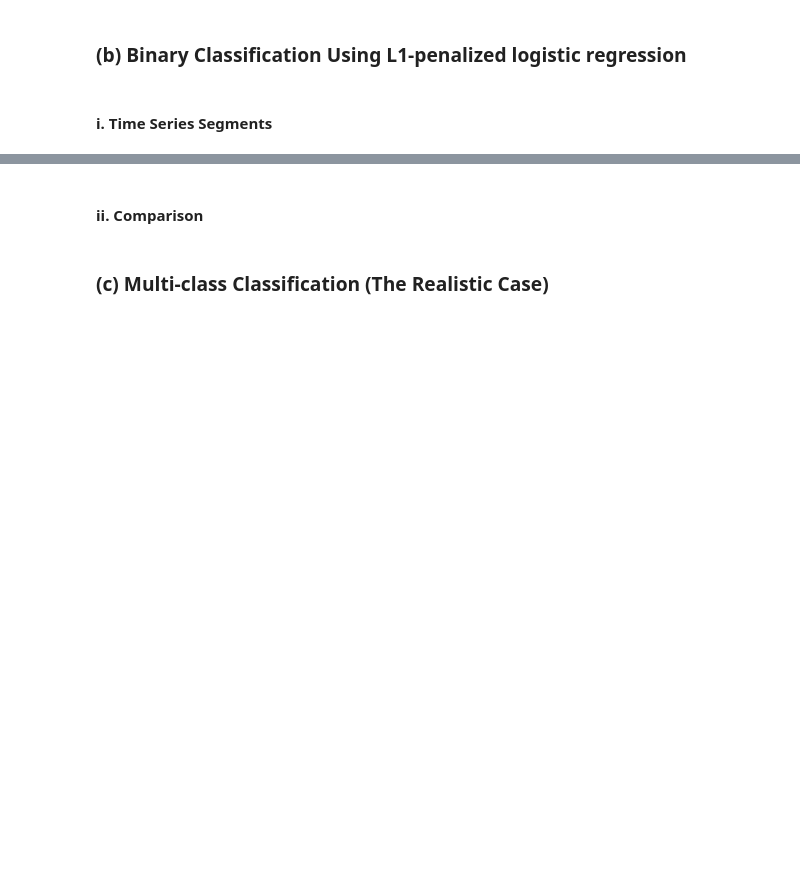
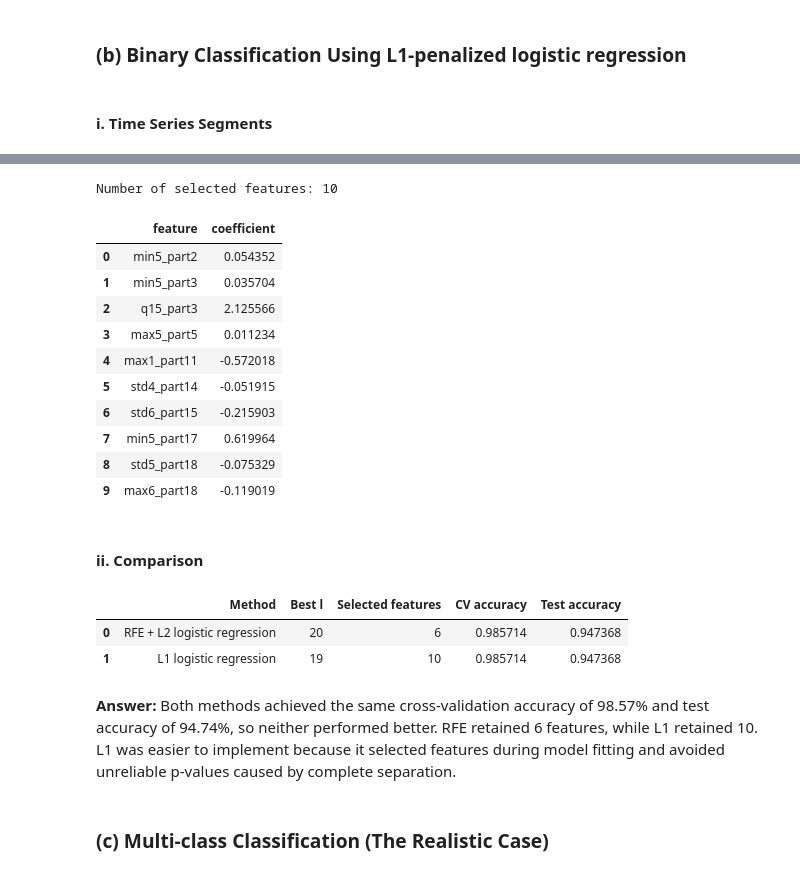
Before and after one commit to akeehan56/DSCI552, a Jupyter notebook: HW4/notebook/Keehan_Alyssa_HW4.ipynb, the cells around one changed output, grey strips where cells are left out. Drawn from its saved outputs; the diff is of its cells as text; code cells hidden in the pictures; blank space fills up the shorter version.

```diff
--- a/HW4/notebook/Keehan_Alyssa_HW4.ipynb
+++ b/HW4/notebook/Keehan_Alyssa_HW4.ipynb
@@ -1060,5 +1183,84 @@ display(pd.DataFrame(evaluation_results))
+# %%
+l1_coefficients = (
+    l1_best_model.named_steps["logistic"].coef_[0]
+)
+
+l1_coefficient_table = pd.DataFrame({
+    "feature": l1_best_columns,
+    "coefficient": l1_coefficients
+})
+
+l1_selected_features = l1_coefficient_table.loc[
+    l1_coefficient_table["coefficient"] != 0
+].reset_index(drop=True)
+
+print("Number of selected features:", len(l1_selected_features))
+display(l1_selected_features)
+# %% [output]
+Number of selected features: 10
+|  | feature | coefficient |
+| 0 | min5_part2 | 0.054352 |
+| 1 | min5_part3 | 0.035704 |
+| 2 | q15_part3 | 2.125566 |
+| 3 | max5_part5 | 0.011234 |
+| 4 | max1_part11 | -0.572018 |
+| 5 | std4_part14 | -0.051915 |
+| 6 | std6_part15 | -0.215903 |
+| 7 | min5_part17 | 0.619964 |
+| 8 | std5_part18 | -0.075329 |
+| 9 | max6_part18 | -0.119019 |
 # %% [markdown]
 #### ii. Comparison
+# %%
+# Evaluate the selected L1 model.
+X_test_l1 = extract_segment_features(
+    test_instances,
+    l=l1_best_l
+).loc[:, l1_best_columns]
+
+l1_test_predictions = l1_best_model.predict(X_test_l1)
+
+l1_test_accuracy = accuracy_score(
+    y_test,
+    l1_test_predictions
+)
+
+# Evaluate the earlier RFE classifier for comparison.
+X_test_rfe = extract_segment_features(
+    test_instances,
+    l=best_l
+).loc[:, best_X_train.columns]
+
+rfe_test_accuracy = accuracy_score(
+    y_test,
+    best_model.predict(X_test_rfe)
+)
+
+comparison_df = pd.DataFrame({
+    "Method": ["RFE + L2 logistic regression", "L1 logistic regression"],
+    "Best l": [best_l, l1_best_l],
+    "Selected features": [
+        len(best_feature_names),
+        len(l1_selected_features)
+    ],
+    "CV accuracy": [
+        best_cv_accuracy,
+        l1_best_cv_accuracy
+    ],
+    "Test accuracy": [
+        rfe_test_accuracy,
+        l1_test_accuracy
+    ]
+})
+
+display(comparison_df)
+# %% [output]
+|  | Method | Best l | Selected features | CV accuracy | Test accuracy |
+| 0 | RFE + L2 logistic regression | 20 | 6 | 0.985714 | 0.947368 |
+| 1 | L1 logistic regression | 19 | 10 | 0.985714 | 0.947368 |
+# %% [markdown]
+**Answer:**
+Both methods achieved the same cross-validation accuracy of 98.57% and test accuracy of 94.74%, so neither performed better. RFE retained 6 features, while L1 retained 10. L1 was easier to implement because it selected features during model fitting and avoided unreliable p-values caused by complete separation.
 # %% [markdown]
 ### (c) Multi-class Classification (The Realistic Case)
 # %% [markdown]
```
Also changed, not shown: parts of 5 cells of this notebook.
